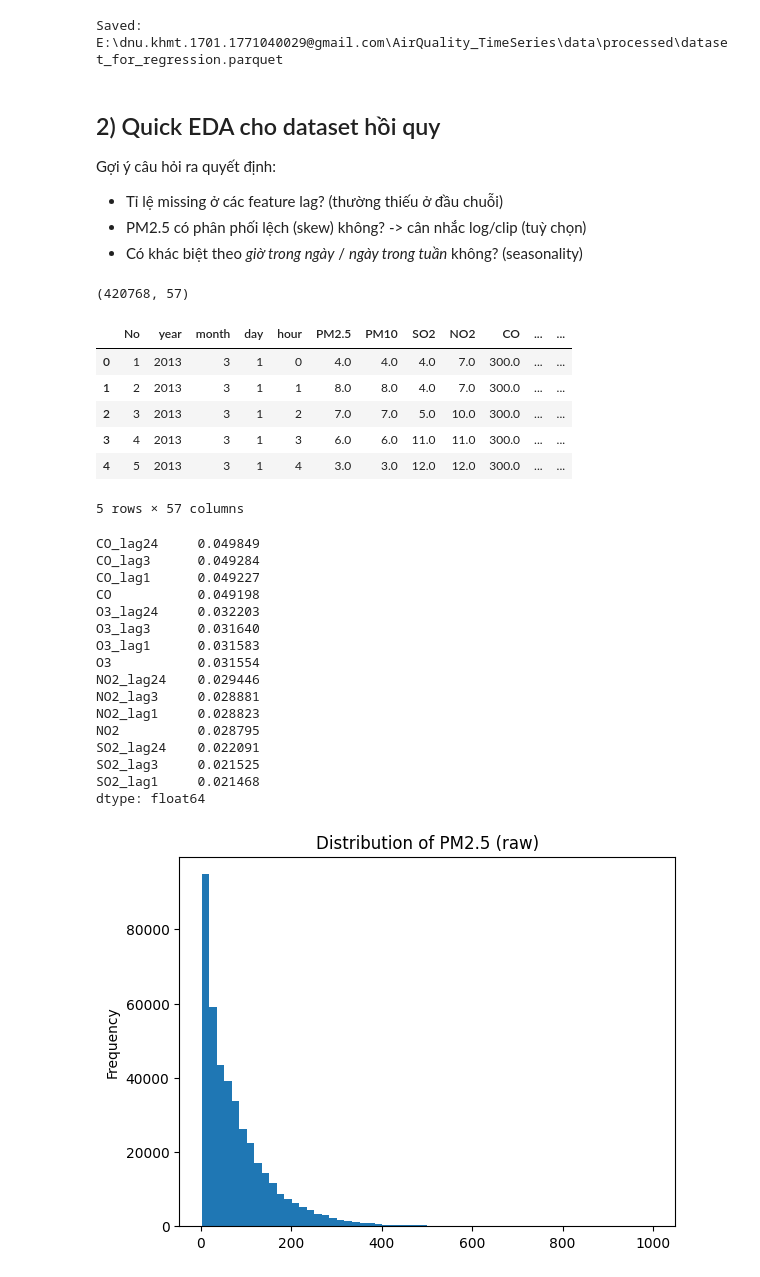
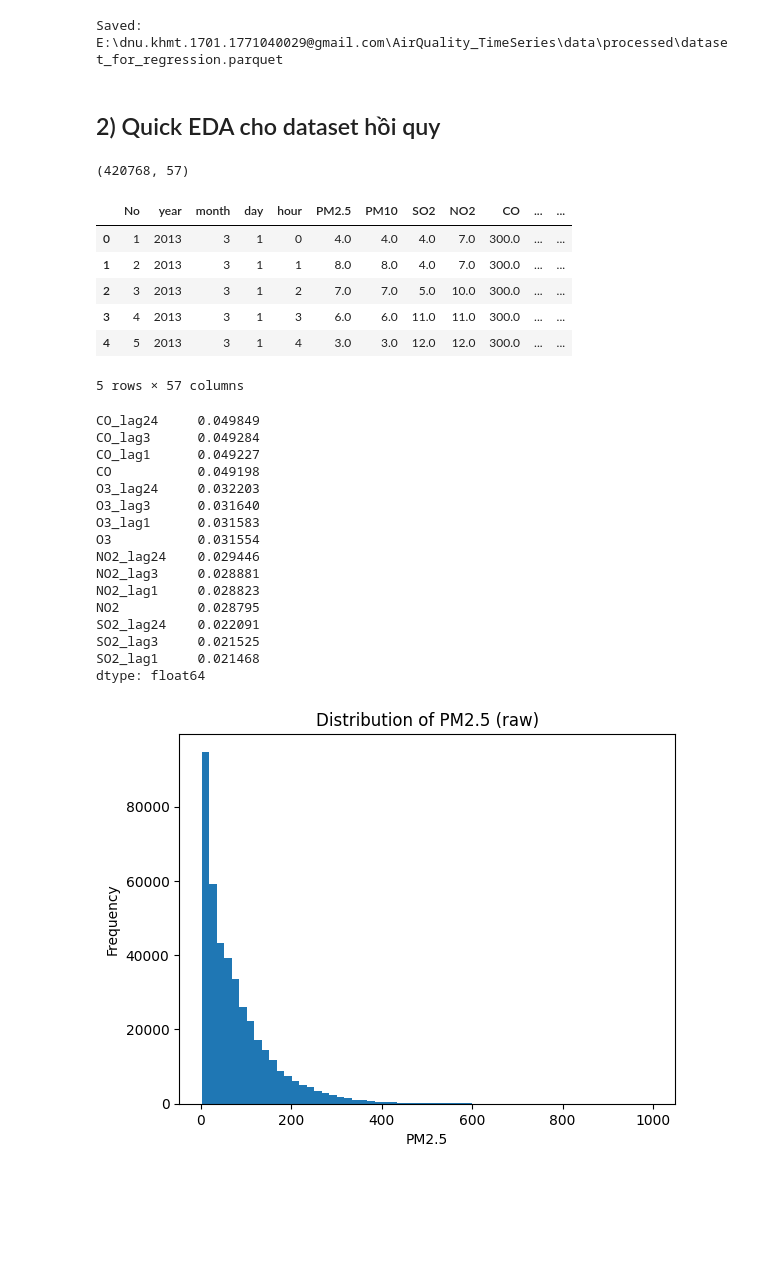
Before and after one commit to ThanhTung-KHMT-1701/AirQuality_TimeSeries, a Jupyter notebook: notebooks/runs/regression_modelling_run.ipynb, the cells around one changed output. Drawn from its saved outputs; the diff is of its cells as text; code cells hidden in the pictures; blank space fills up the shorter version.

```diff
--- a/notebooks/runs/regression_modelling_run.ipynb
+++ b/notebooks/runs/regression_modelling_run.ipynb
@@ -5,6 +5,8 @@ Mục tiêu:
 - Thấy rõ: **leakage** và vì sao phải split theo thời gian.
 - So sánh tư duy hồi quy (feature-based) vs ARIMA (time-series-based).
 # %%
+import os
+os.makedirs('images', exist_ok=True)
 from pathlib import Path
 
 # ===== PARAMETERS =====
@@ -14,42 +16,26 @@ USE_UCIMLREPO = False
 RAW_ZIP_PATH = 'data/raw/PRSA2017_Data_20130301-20170228.zip'
 
 def resolve_project_root(raw_zip_rel: str) -> Path:
-    """Resolve project root robustly for both Jupyter and Papermill runs.
-
-    Papermill may execute notebooks with different working directories depending on how you run the pipeline.
-    This helper tries:
-      1) current working directory
-      2) parent directory
-      3) up to 3 levels up (useful when running from notebooks/ or notebooks/runs)
-    """
+    """Resolve project root robustly for both Jupyter and Papermill runs."""
     cwd = Path.cwd().resolve()
-
-    # Common candidates
     candidates = [cwd, cwd.parent]
-
-    # Climb up a few levels just in case
     root = cwd
     for _ in range(3):
         candidates.append(root)
         root = root.parent
-
     for r in candidates:
         if (r / raw_zip_rel).exists():
             return r
-
-    # Fallback: keep cwd; downstream will raise a clear error message if missing
     return cwd
 
 PROJECT_ROOT = resolve_project_root(RAW_ZIP_PATH)
 RAW_ZIP_ABS = str((PROJECT_ROOT / RAW_ZIP_PATH).resolve())
 
 LAG_HOURS = [1, 3, 24]
-HORIZON = 1              # dự đoán trước bao nhiêu giờ
+HORIZON = 1
 TARGET_COL = 'PM2.5'
-
 OUTPUT_REG_DATASET_PATH = 'data/processed/dataset_for_regression.parquet'
 CUTOFF = '2017-01-01'
-
 MODEL_OUT = 'regressor.joblib'
 METRICS_OUT = 'regression_metrics.json'
 PRED_SAMPLE_OUT = 'regression_predictions_sample.csv'
@@ -100,48 +80,45 @@ print('Saved:', out_path)
 Saved: E:\dnu.khmt.1701.1771040029@gmail.com\AirQuality_TimeSeries\data\processed\dataset_for_regression.parquet
 # %% [markdown]
 ## 2) Quick EDA cho dataset hồi quy
-Gợi ý câu hỏi ra quyết định:
-- Tỉ lệ missing ở các feature lag? (thường thiếu ở đầu chuỗi)
-- PM2.5 có phân phối lệch (skew) không? -> cân nhắc log/clip (tuỳ chọn)
-- Có khác biệt theo *giờ trong ngày* / *ngày trong tuần* không? (seasonality)
 # %%
 ds_path = (PROJECT_ROOT / OUTPUT_REG_DATASET_PATH).resolve()
 df = pd.read_parquet(ds_path)
 print(df.shape)
 display(df.head())
-
 missing = df.isna().mean().sort_values(ascending=False).head(15)
 display(missing)
-
 plt.figure()
 pd.Series(df[TARGET_COL]).dropna().plot(kind='hist', bins=60)
 plt.title(f'Distribution of {TARGET_COL} (raw)')
+plt.xlabel('PM2.5')
+plt.ylabel('Frequency')
+plt.savefig('images/regression_target_dist.png')
 plt.show()
 # %% [output]
 (420768, 57)
 |  | No | year | month | day | hour | PM2.5 | PM10 | SO2 | NO2 | CO | ... | ... |
 | 0 | 1 | 2013 | 3 | 1 | 0 | 4.0 | 4.0 | 4.0 | 7.0 | 300.0 | ... | ... |
 | 1 | 2 | 2013 | 3 | 1 | 1 | 8.0 | 8.0 | 4.0 | 7.0 | 300.0 | ... | ... |
 | 2 | 3 | 2013 | 3 | 1 | 2 | 7.0 | 7.0 | 5.0 | 10.0 | 300.0 | ... | ... |
 | 3 | 4 | 2013 | 3 | 1 | 3 | 6.0 | 6.0 | 11.0 | 11.0 | 300.0 | ... | ... |
 | 4 | 5 | 2013 | 3 | 1 | 4 | 3.0 | 3.0 | 12.0 | 12.0 | 300.0 | ... | ... |
 5 rows × 57 columns
 CO_lag24     0.049849
 CO_lag3      0.049284
 CO_lag1      0.049227
 CO           0.049198
 O3_lag24     0.032203
 O3_lag3      0.031640
 O3_lag1      0.031583
 O3           0.031554
 NO2_lag24    0.029446
 NO2_lag3     0.028881
 NO2_lag1     0.028823
 NO2          0.028795
 SO2_lag24    0.022091
 SO2_lag3     0.021525
 SO2_lag1     0.021468
 dtype: float64
-[figure, old version]
+[figure, new version]
 # %% [markdown]
 ## 3) Train/Test theo thời gian + train regressor
```
Also changed, not shown: parts of 8 cells of this notebook, 27 other files.
